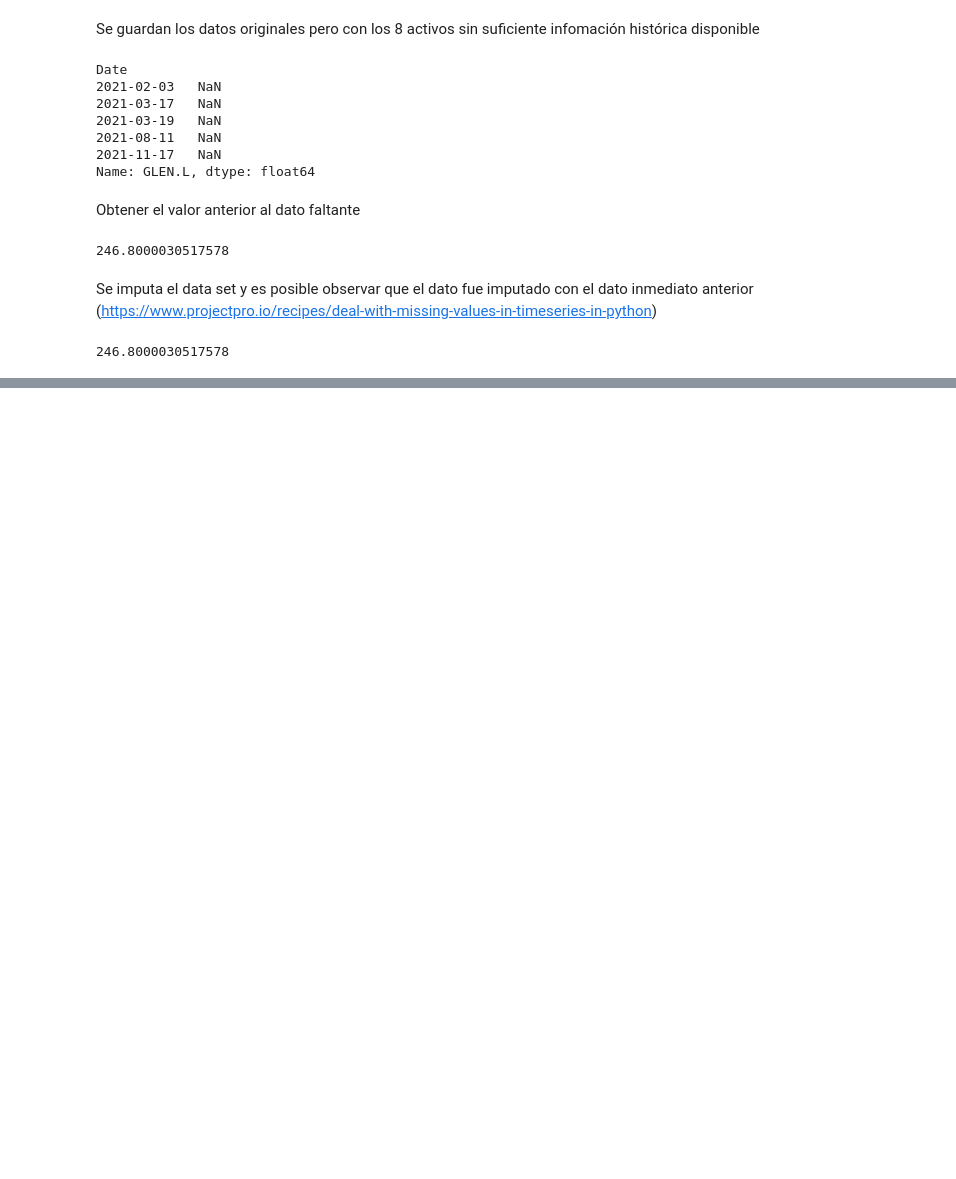
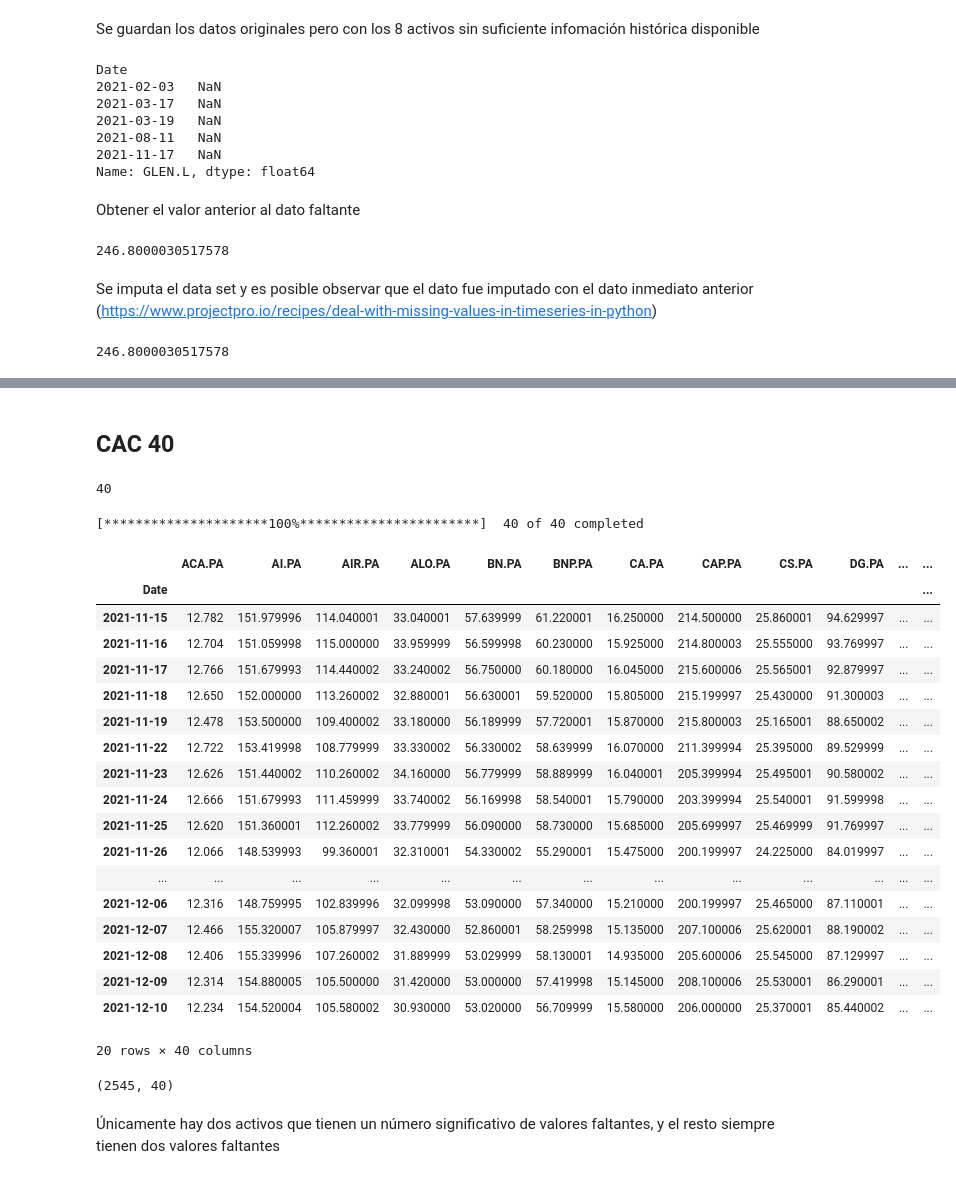
Before and after one commit to jduarte00/tesis, a Jupyter notebook: DataSets.ipynb, the cells around one changed output, grey strips where cells are left out. Cells and saved outputs as stored; diff of their text form; code cells hidden in the pictures; blank space fills up the shorter version.

```diff
--- a/DataSets.ipynb
+++ b/DataSets.ipynb
@@ -456,0 +637,49 @@ ftse_100_original_close['GLEN.L'].ffill()['2021-02-03']
+# %% [markdown]
+## CAC 40
+# %%
+resp = requests.get('https://en.wikipedia.org/wiki/CAC_40')
+soup = bs.BeautifulSoup(resp.text, 'lxml')
+table = soup.find(id="constituents")
+# %%
+tickers_cac = []
+for row in table.findAll('tr')[1:]:
+    ticker = row.findAll('td')[3].text
+    tickers_cac.append(ticker)
+tickers_cac = list(map(lambda s: s.strip(), tickers_cac))
+# %%
+len(tickers_cac)
+# %% [output]
+40
+# %%
+cac_40_original = yf.download(tickers_cac, "2012-01-01", "2021-12-12")
+# %% [output]
+[*********************100%***********************]  40 of 40 completed
+# %%
+cac_40_original_close = cac_40_original['Close']
+cac_40_original_close.tail(20)
+# %% [output]
+|  | ACA.PA | AI.PA | AIR.PA | ALO.PA | BN.PA | BNP.PA | CA.PA | CAP.PA | CS.PA | DG.PA | ... | ... |
+| Date |  |  |  |  |  |  |  |  |  |  |  | ... |
+| 2021-11-15 | 12.782 | 151.979996 | 114.040001 | 33.040001 | 57.639999 | 61.220001 | 16.250000 | 214.500000 | 25.860001 | 94.629997 | ... | ... |
+| 2021-11-16 | 12.704 | 151.059998 | 115.000000 | 33.959999 | 56.599998 | 60.230000 | 15.925000 | 214.800003 | 25.555000 | 93.769997 | ... | ... |
+| 2021-11-17 | 12.766 | 151.679993 | 114.440002 | 33.240002 | 56.750000 | 60.180000 | 16.045000 | 215.600006 | 25.565001 | 92.879997 | ... | ... |
+| 2021-11-18 | 12.650 | 152.000000 | 113.260002 | 32.880001 | 56.630001 | 59.520000 | 15.805000 | 215.199997 | 25.430000 | 91.300003 | ... | ... |
+| 2021-11-19 | 12.478 | 153.500000 | 109.400002 | 33.180000 | 56.189999 | 57.720001 | 15.870000 | 215.800003 | 25.165001 | 88.650002 | ... | ... |
+| 2021-11-22 | 12.722 | 153.419998 | 108.779999 | 33.330002 | 56.330002 | 58.639999 | 16.070000 | 211.399994 | 25.395000 | 89.529999 | ... | ... |
+| 2021-11-23 | 12.626 | 151.440002 | 110.260002 | 34.160000 | 56.779999 | 58.889999 | 16.040001 | 205.399994 | 25.495001 | 90.580002 | ... | ... |
+| 2021-11-24 | 12.666 | 151.679993 | 111.459999 | 33.740002 | 56.169998 | 58.540001 | 15.790000 | 203.399994 | 25.540001 | 91.599998 | ... | ... |
+| 2021-11-25 | 12.620 | 151.360001 | 112.260002 | 33.779999 | 56.090000 | 58.730000 | 15.685000 | 205.699997 | 25.469999 | 91.769997 | ... | ... |
+| 2021-11-26 | 12.066 | 148.539993 | 99.360001 | 32.310001 | 54.330002 | 55.290001 | 15.475000 | 200.199997 | 24.225000 | 84.019997 | ... | ... |
+| ... | ... | ... | ... | ... | ... | ... | ... | ... | ... | ... | ... | ... |
+| 2021-12-06 | 12.316 | 148.759995 | 102.839996 | 32.099998 | 53.090000 | 57.340000 | 15.210000 | 200.199997 | 25.465000 | 87.110001 | ... | ... |
+| 2021-12-07 | 12.466 | 155.320007 | 105.879997 | 32.430000 | 52.860001 | 58.259998 | 15.135000 | 207.100006 | 25.620001 | 88.190002 | ... | ... |
+| 2021-12-08 | 12.406 | 155.339996 | 107.260002 | 31.889999 | 53.029999 | 58.130001 | 14.935000 | 205.600006 | 25.545000 | 87.129997 | ... | ... |
+| 2021-12-09 | 12.314 | 154.880005 | 105.500000 | 31.420000 | 53.000000 | 57.419998 | 15.145000 | 208.100006 | 25.530001 | 86.290001 | ... | ... |
+| 2021-12-10 | 12.234 | 154.520004 | 105.580002 | 30.930000 | 53.020000 | 56.709999 | 15.580000 | 206.000000 | 25.370001 | 85.440002 | ... | ... |
+20 rows × 40 columns
+# %%
+cac_40_original_close.shape
+# %% [output]
+(2545, 40)
+# %% [markdown]
+Únicamente hay dos activos que tienen un número significativo de valores faltantes, y el resto siempre tienen dos valores faltantes
```
Also changed, not shown: parts of 59 cells of this notebook, 8 other files.
